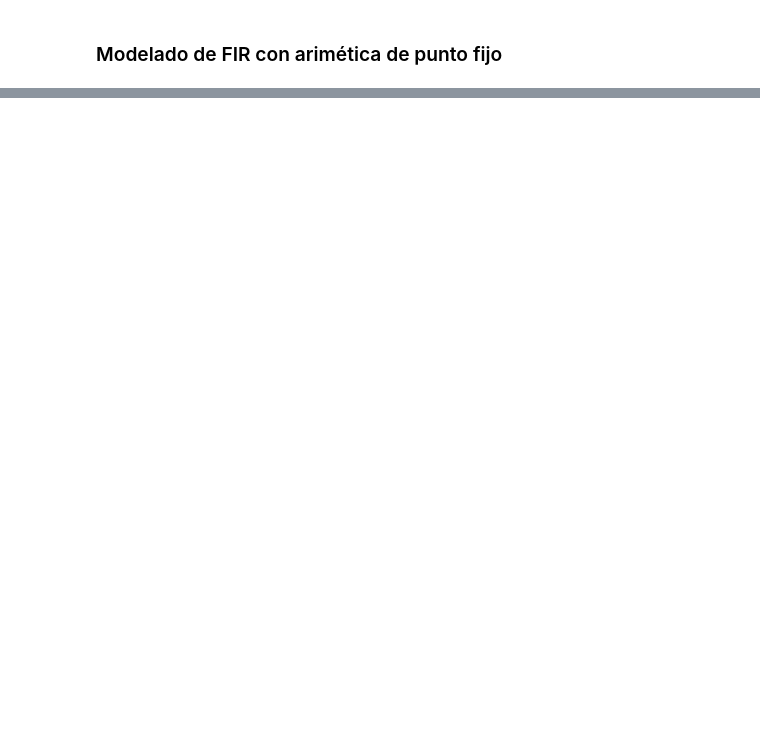
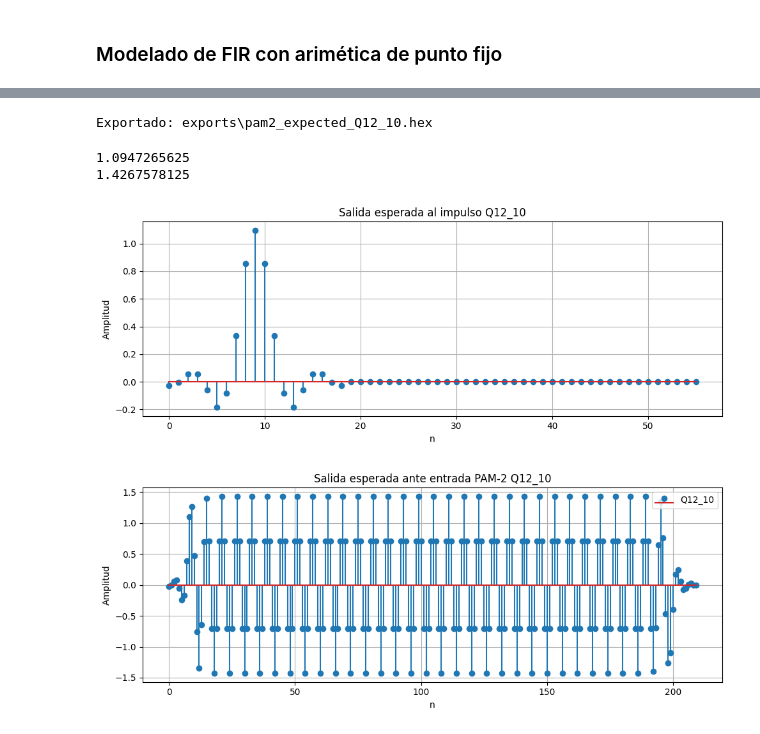
Before and after one commit to dlugano32/VLSI_2026, a Jupyter notebook: TP1_FIR_IIR/fir/rcosine_design.ipynb, the cells around one changed output, grey strips where cells are left out. Drawn from its saved outputs; the diff is of its cells as text; code cells hidden in the pictures; blank space fills up the shorter version.

```diff
--- a/TP1_FIR_IIR/fir/rcosine_design.ipynb
+++ b/TP1_FIR_IIR/fir/rcosine_design.ipynb
@@ -573,39 +623,50 @@ if DO_EXPORT :
 # %%
-y_sine_int, y_sine_real = fir_fixed_model(
-    x_sine_int,
+y_pam2_int, y_pam2_real = fir_fixed_model(
+    x_pam2_int,
     h_int,
     fmt_i=fmt_i,
     fmt_h=fmt_h,
     fmt_o=fmt_o
 )
 
-sine_expected_hex_path = EXPORT_DIR / f"sine_expected_{OUTPUT_TAG}.hex"
-sine_expected_float_path = EXPORT_DIR / f"sine_expected_{OUTPUT_TAG}_float_reference.txt"
+pam2_expected_hex_path = EXPORT_DIR / f"pam2_expected_{OUTPUT_TAG}.hex"
+pam2_expected_float_path = EXPORT_DIR / f"pam2_expected_{OUTPUT_TAG}_float_reference.txt"
 
 if DO_EXPORT :
 
-    export_hex(sine_expected_hex_path, y_sine_int, fmt_o)
-    #export_float(sine_expected_float_path, y_sine_real)
+    export_hex(pam2_expected_hex_path, y_pam2_int, fmt_o)
+    #export_float(pam2_expected_float_path, y_pam2_real)
 
-    print(f"Exportado: {sine_expected_hex_path}")
-    #print(f"Exportado: {sine_expected_float_path}")
+    print(f"Exportado: {pam2_expected_hex_path}")
+    #print(f"Exportado: {pam2_expected_float_path}")
+# %% [output]
+Exportado: exports\pam2_expected_Q12_10.hex
+# %%
+print(np.max(y_impulse_real))
+print(np.max(y_pam2_real))
+# %% [output]
+1.0947265625
+1.4267578125
 # %%
 # Visualización de las salidas esperadas
 plt.figure(figsize=(10, 4))
 plt.stem(y_impulse_real)
 plt.grid(True)
 plt.xlabel("n")
 plt.ylabel("Amplitud")
 plt.title(f"Salida esperada al impulso {OUTPUT_TAG}")
 plt.tight_layout()
 plt.show()
 
 plt.figure(figsize=(10, 4))
-plt.stem(y_sine_real, label=OUTPUT_TAG)
+plt.stem(y_pam2_real, label=OUTPUT_TAG)
 plt.grid(True)
 plt.xlabel("n")
 plt.ylabel("Amplitud")
-plt.title(f"Salida esperada ante entrada sinusoidal {OUTPUT_TAG}")
+plt.title(f"Salida esperada ante entrada PAM-2 {OUTPUT_TAG}")
 plt.legend()
 plt.tight_layout()
 plt.show()
+# %% [output]
+[figure, added]
+[figure, added]
```
Also changed, not shown: parts of 10 cells of this notebook, 15 other files.
